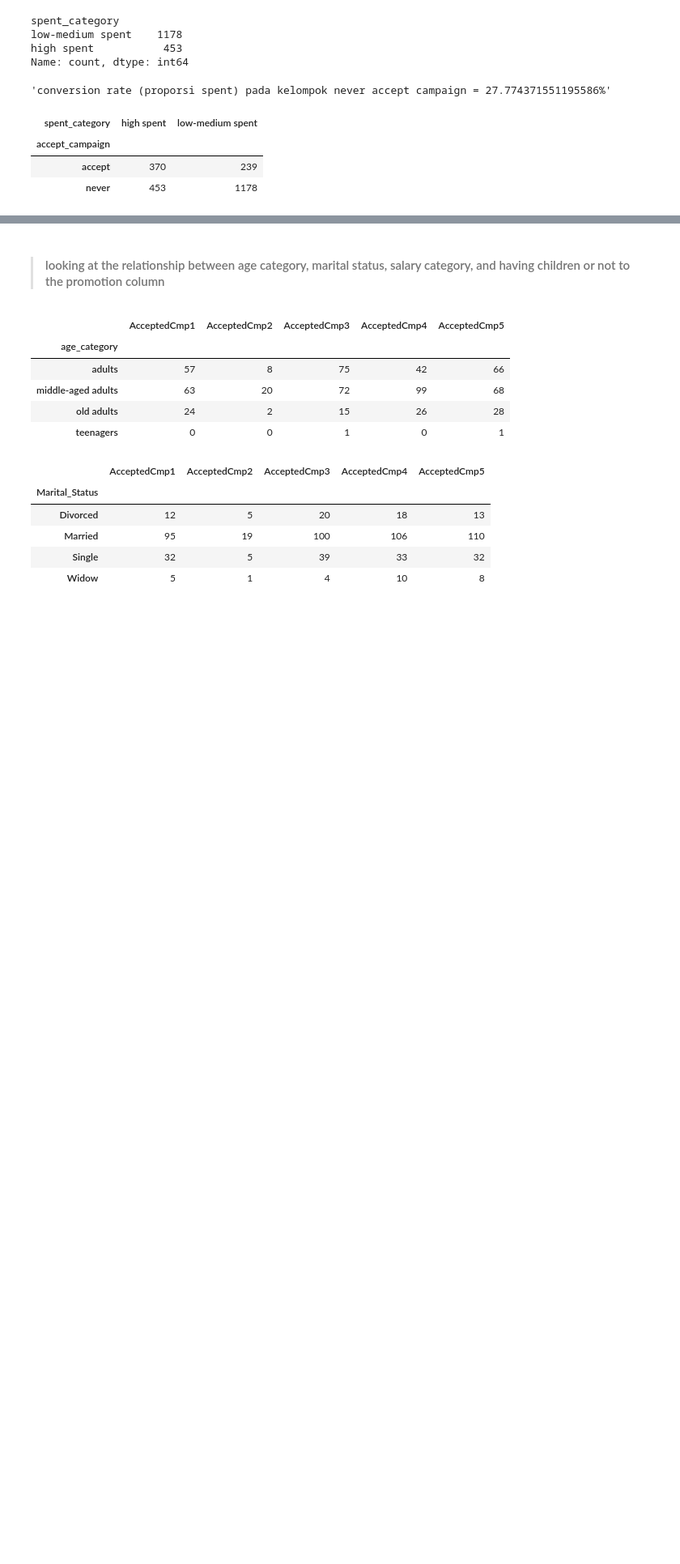
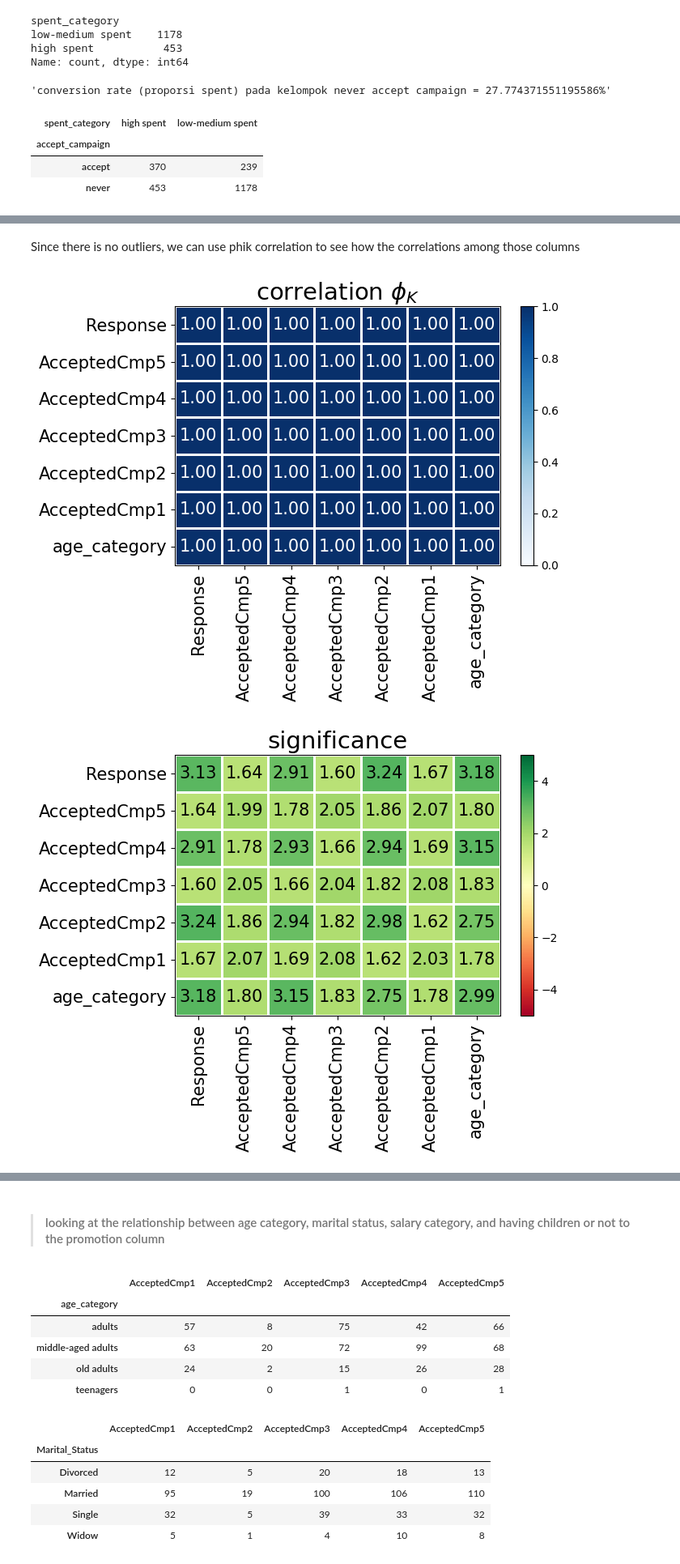
Before and after one commit to fnkhairudin/CapstoneProjectModul2, a Jupyter notebook: notebooks/2.0-fnk-data-analysis.ipynb, the cells around one changed output, grey strips where cells are left out. Shown at 81% size. Cells and saved outputs as stored; diff of their text form; code cells hidden in the pictures; blank space fills up the shorter version.

```diff
--- a/notebooks/2.0-fnk-data-analysis.ipynb
+++ b/notebooks/2.0-fnk-data-analysis.ipynb
@@ -236,0 +289,28 @@ else:
+# %% [markdown]
+Since there is no outliers, we can use phik correlation to see how the correlations among those columns
+# %%
+# correlation between age category to the promotion column
+
+# import module
+import phik
+from phik.report import plot_correlation_matrix
+from phik import report
+
+# phik correlation among those columns
+phik_overview = df_accept.groupby('age_category')[cols].agg('sum').reset_index().phik_matrix(interval_cols=['AcceptedCmp1', 'AcceptedCmp2', 'AcceptedCmp3', 'AcceptedCmp4', 'AcceptedCmp5', 'Response'])
+
+plot_correlation_matrix(phik_overview.values, x_labels=phik_overview.columns, y_labels=phik_overview.index,
+                        vmin=0, vmax=1, color_map='Blues', title=r'correlation $\phi_K$', fontsize_factor=1.5,
+                        figsize=(7,5.5))
+
+# significance among those columns
+significance_overview = df_accept.groupby('age_category')[cols].agg('sum').reset_index().significance_matrix(interval_cols=['AcceptedCmp1', 'AcceptedCmp2', 'AcceptedCmp3', 'AcceptedCmp4', 'AcceptedCmp5', 'Response'])
+
+plot_correlation_matrix(significance_overview.fillna(0).values, x_labels=significance_overview.columns,
+                        y_labels=significance_overview.index, vmin=-5, vmax=5, title='significance',
+                        usetex=False, fontsize_factor=1.5, figsize=(7,5.5))
+
+plt.tight_layout()
+# %% [output]
+[figure, added]
+[figure, added]
```
Also changed, not shown: parts of 18 cells of this notebook.
